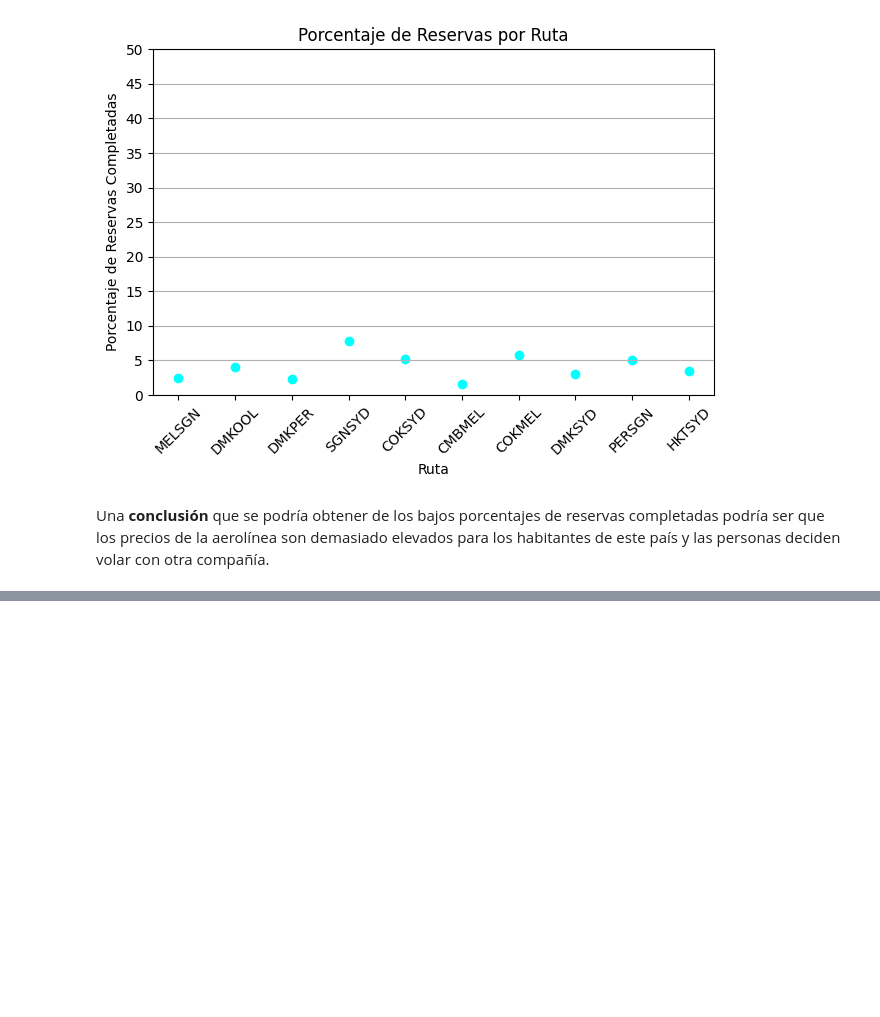
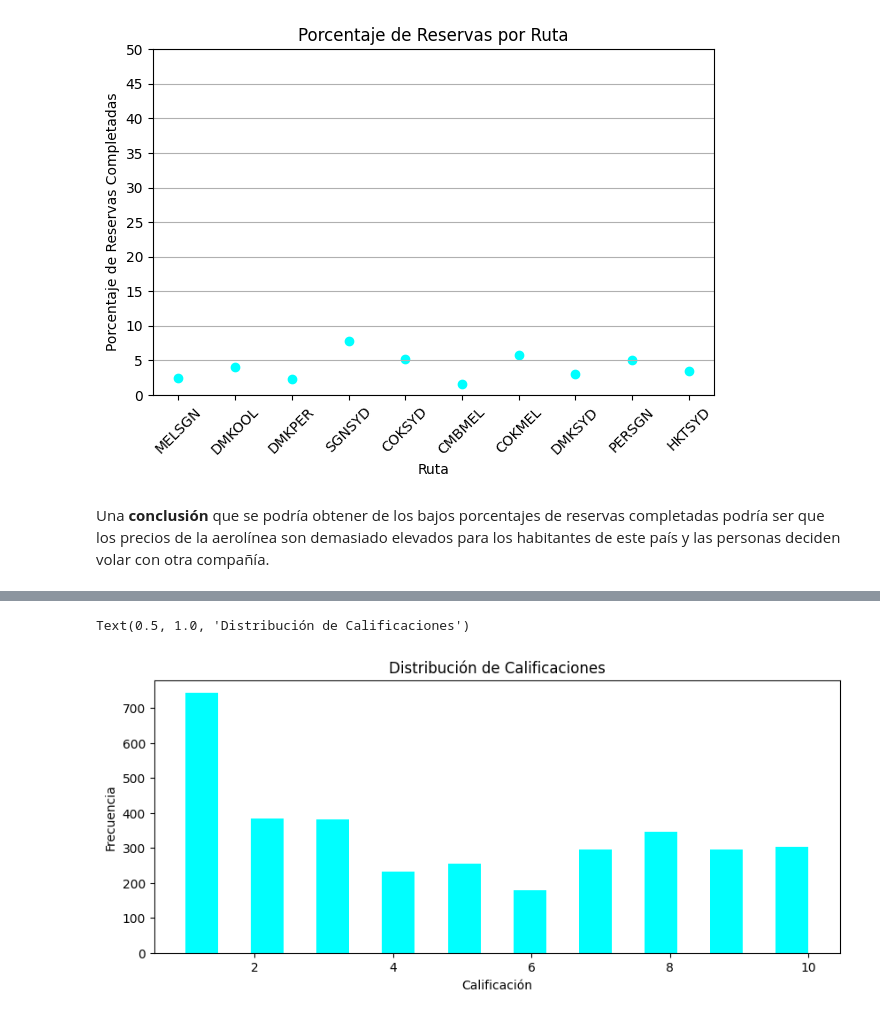
Before and after one commit to alexguttlein/TP1-AnalisisExploratorioDeDatos, a Jupyter notebook: TP1_Análisis_Exploratorio_de_Datos.ipynb, the cells around one changed output, grey strips where cells are left out. Saved outputs shown, nothing was run; the diff lists cells and outputs as text; code cells hidden in the pictures; blank space fills up the shorter version.

```diff
--- a/TP1_Análisis_Exploratorio_de_Datos.ipynb
+++ b/TP1_Análisis_Exploratorio_de_Datos.ipynb
@@ -6,7 +6,7 @@ import numpy as np
 import matplotlib.pyplot as plt
 import seaborn as sns
 # %%
-cleaned_reviews = pd.read_csv("/content/cleaned-reviews.csv")
+cleaned_reviews = pd.read_csv("/content/cleaned-reviews.csv",parse_dates=['date'])
 # %%
 customer_airways = pd.read_csv("/content/customer_airways_data.csv",encoding = "ISO-8859-1")
 # %%
@@ -270,0 +292,8 @@ Una **conclusión** que se podría obtener de los bajos porcentajes de reservas
+# %%
+#se agrega una columna con la cantidad de veces que aparece cada país
+cleaned_reviews['total_country'] = cleaned_reviews.groupby('country')['comments'].transform('count')
+cleaned_reviews['total_rate'] = cleaned_reviews.groupby('country')['rates'].transform('sum')
+cleaned_reviews['total_verified'] = cleaned_reviews.groupby('country')['verified'].transform('sum')
+
+#se crea nuevo dataset sin duplicidad de paises
+unique_countries = cleaned_reviews.drop_duplicates(subset='country')
@@ -270,0 +316,9 @@ Una **conclusión** que se podría obtener de los bajos porcentajes de reservas
+# %%
+#histograma que muestra la distribución de la variable 'rates'
+hist_rates = cleaned_reviews['rates'].plot.hist(figsize=(10,4), color='cyan', bins=19)
+hist_rates.set_xlabel('Calificación')
+hist_rates.set_ylabel('Frecuencia')
+hist_rates.set_title('Distribución de Calificaciones')
+# %% [output]
+Text(0.5, 1.0, 'Distribución de Calificaciones')
+[figure, added]
```
Also changed, not shown: parts of 9 cells of this notebook.
